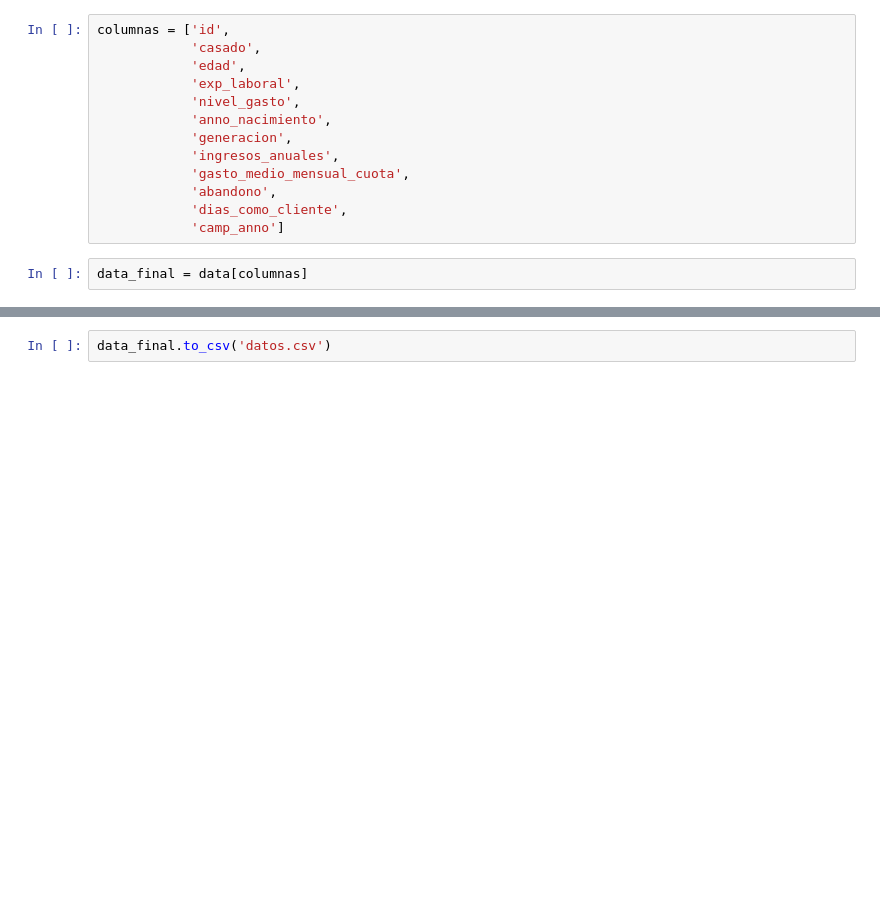
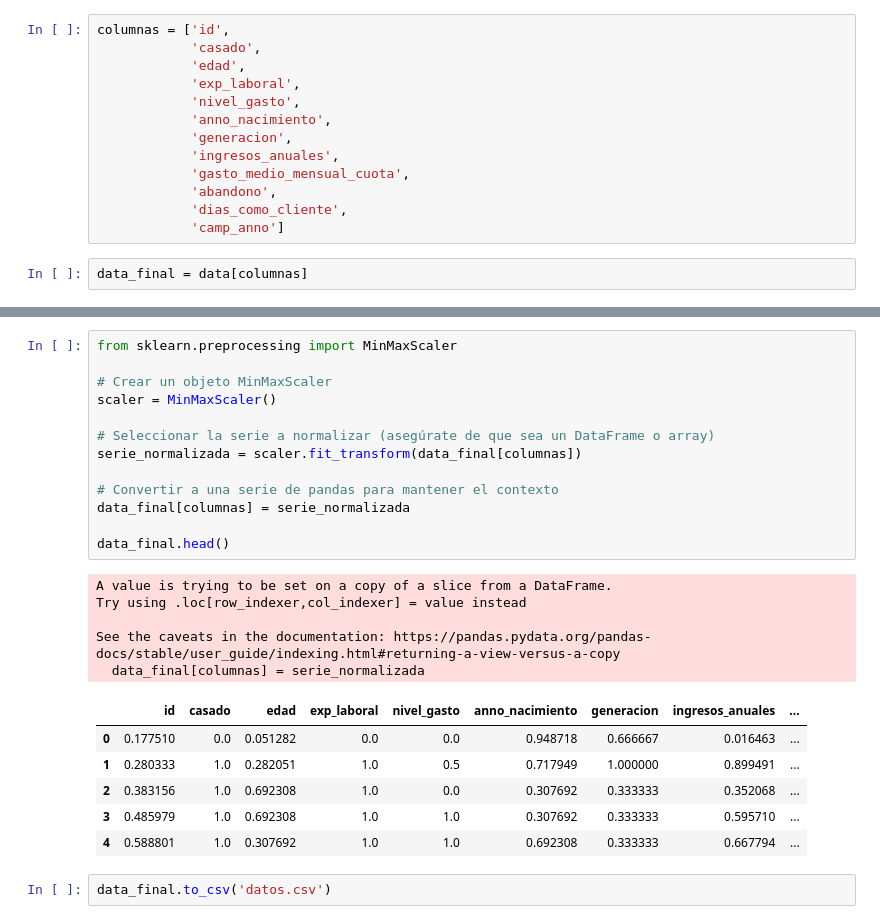
Before and after one commit to MiguelGG03/AprendizajeAutomatico_Caso5, a Jupyter notebook: videoYoutube.ipynb, the cells around one changed output, grey strips where cells are left out. Cells and saved outputs as stored; diff of their text form; blank space fills up the shorter version.

```diff
--- a/videoYoutube.ipynb
+++ b/videoYoutube.ipynb
@@ -326,2 +357,27 @@ data_final = data[columnas]
+# %%
+from sklearn.preprocessing import MinMaxScaler
+
+# Crear un objeto MinMaxScaler
+scaler = MinMaxScaler()
+
+# Seleccionar la serie a normalizar (asegúrate de que sea un DataFrame o array)
+serie_normalizada = scaler.fit_transform(data_final[columnas])
+
+# Convertir a una serie de pandas para mantener el contexto
+data_final[columnas] = serie_normalizada
+
+data_final.head()
+# %% [output]
+A value is trying to be set on a copy of a slice from a DataFrame.
+Try using .loc[row_indexer,col_indexer] = value instead
+
+See the caveats in the documentation: https://pandas.pydata.org/pandas-docs/stable/user_guide/indexing.html#returning-a-view-versus-a-copy
+  data_final[columnas] = serie_normalizada
+|  | id | casado | edad | exp_laboral | nivel_gasto | anno_nacimiento | generacion | ingresos_anuales | ... |
+| 0 | 0.177510 | 0.0 | 0.051282 | 0.0 | 0.0 | 0.948718 | 0.666667 | 0.016463 | ... |
+| 1 | 0.280333 | 1.0 | 0.282051 | 1.0 | 0.5 | 0.717949 | 1.000000 | 0.899491 | ... |
+| 2 | 0.383156 | 1.0 | 0.692308 | 1.0 | 0.0 | 0.307692 | 0.333333 | 0.352068 | ... |
+| 3 | 0.485979 | 1.0 | 0.692308 | 1.0 | 1.0 | 0.307692 | 0.333333 | 0.595710 | ... |
+| 4 | 0.588801 | 1.0 | 0.307692 | 1.0 | 1.0 | 0.692308 | 0.333333 | 0.667794 | ... |
 # %%
 data_final.to_csv('datos.csv')
```
Also changed, not shown: parts of 2 cells of this notebook, 2 other files.
